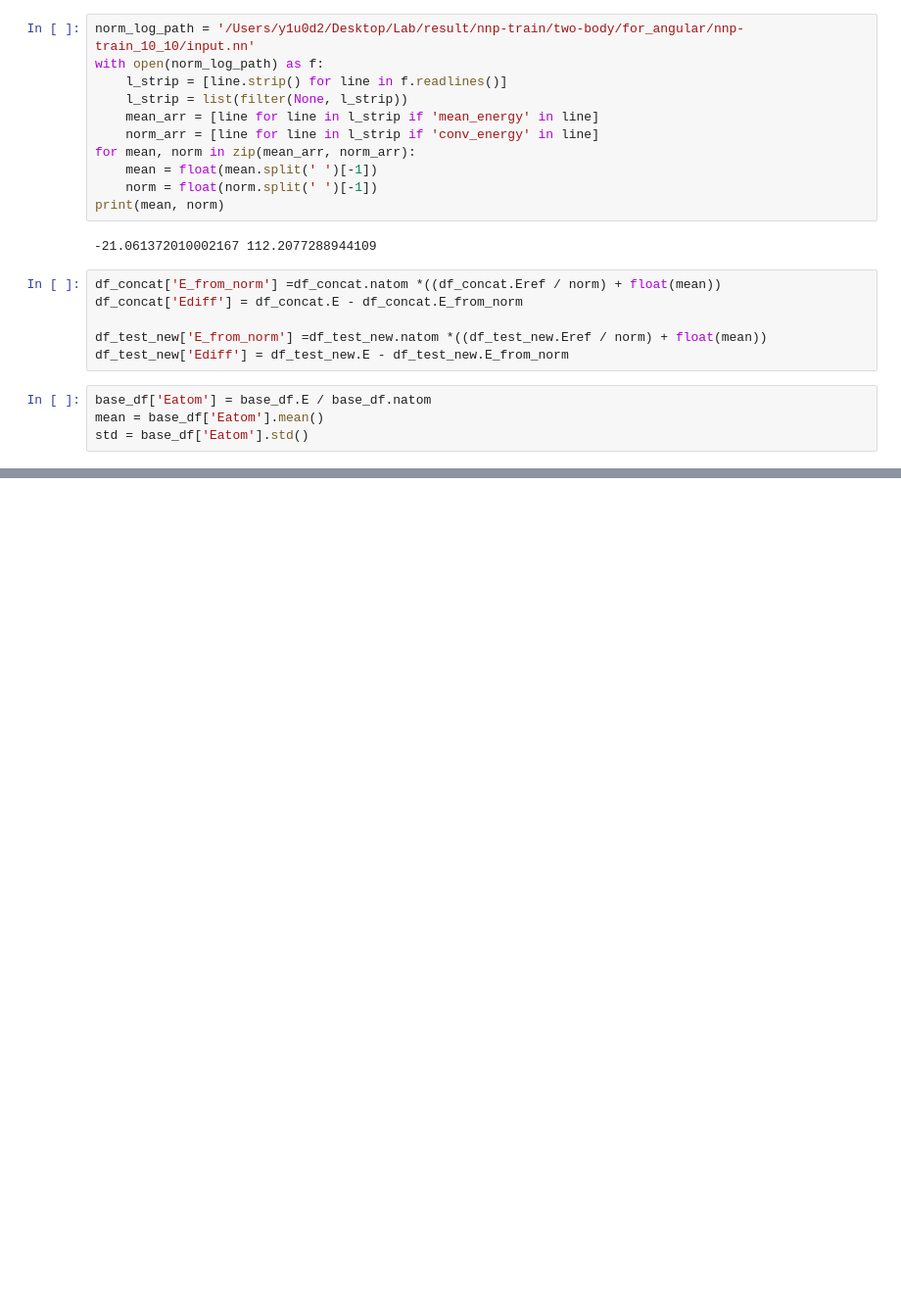
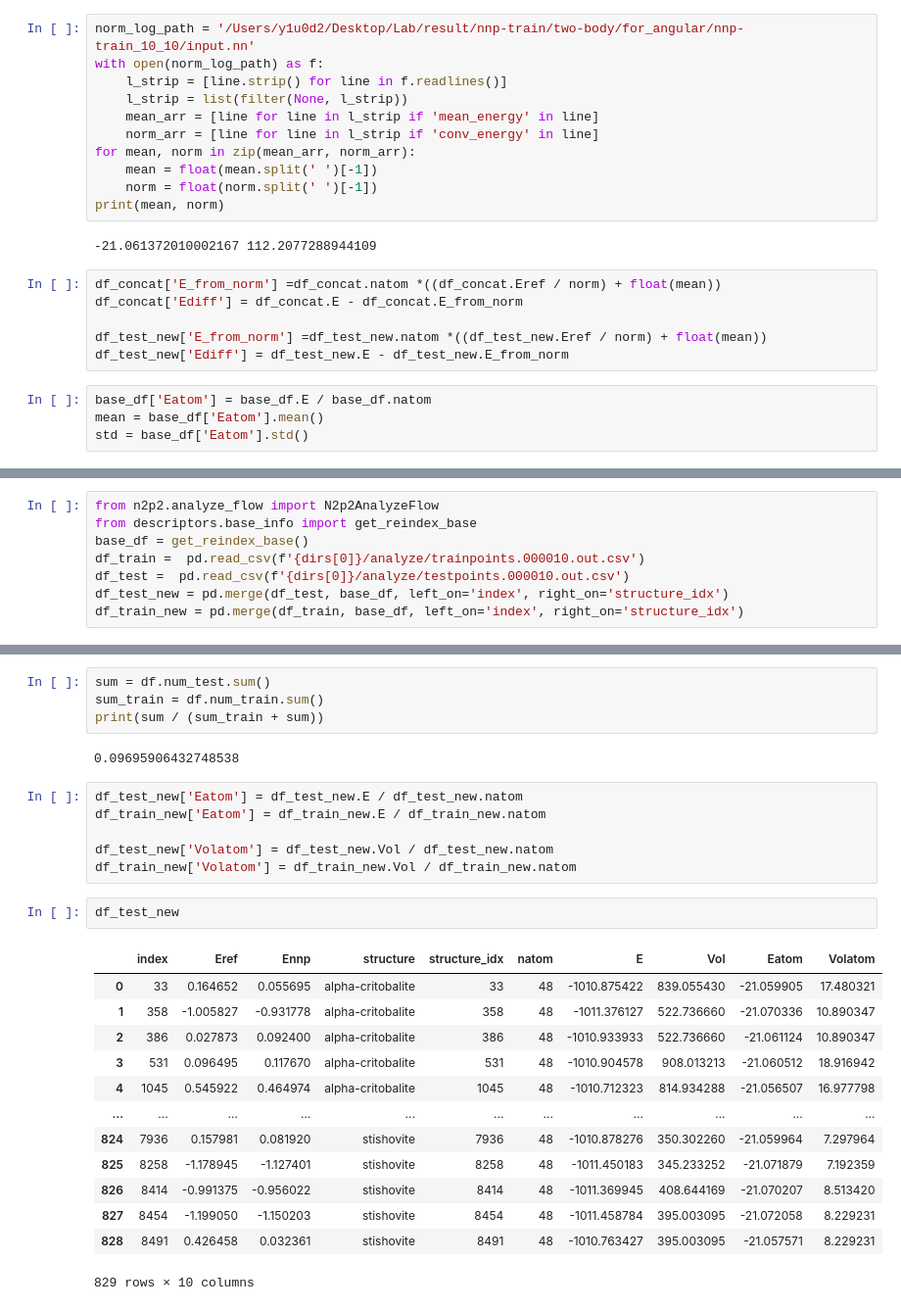
Before and after one commit to y1u0d2a1i/Research, a Jupyter notebook: scripts/wip/test.ipynb, the cells around one changed output, grey strips where cells are left out. Shown: that part at 98% size. Saved outputs shown, nothing was run; the diff lists cells and outputs as text; blank space fills up the shorter version.

```diff
--- a/scripts/wip/test.ipynb
+++ b/scripts/wip/test.ipynb
@@ -90,0 +136,8 @@ plt.scatter(df_test_new[df_test_new.structure == 'beta-quartz'].Vol, df_test_new
+# %%
+from n2p2.analyze_flow import N2p2AnalyzeFlow
+from descriptors.base_info import get_reindex_base
+base_df = get_reindex_base()
+df_train =  pd.read_csv(f'{dirs[0]}/analyze/trainpoints.000010.out.csv')
+df_test =  pd.read_csv(f'{dirs[0]}/analyze/testpoints.000010.out.csv')
+df_test_new = pd.merge(df_test, base_df, left_on='index', right_on='structure_idx')
+df_train_new = pd.merge(df_train, base_df, left_on='index', right_on='structure_idx')
@@ -90,0 +187,28 @@ plt.scatter(df_test_new[df_test_new.structure == 'beta-quartz'].Vol, df_test_new
+# %%
+sum = df.num_test.sum()
+sum_train = df.num_train.sum()
+print(sum / (sum_train + sum))
+# %% [output]
+0.09695906432748538
+# %%
+df_test_new['Eatom'] = df_test_new.E / df_test_new.natom
+df_train_new['Eatom'] = df_train_new.E / df_train_new.natom
+
+df_test_new['Volatom'] = df_test_new.Vol / df_test_new.natom
+df_train_new['Volatom'] = df_train_new.Vol / df_train_new.natom
+# %%
+df_test_new
+# %% [output]
+|  | index | Eref | Ennp | structure | structure_idx | natom | E | Vol | Eatom | Volatom |
+| 0 | 33 | 0.164652 | 0.055695 | alpha-critobalite | 33 | 48 | -1010.875422 | 839.055430 | -21.059905 | 17.480321 |
+| 1 | 358 | -1.005827 | -0.931778 | alpha-critobalite | 358 | 48 | -1011.376127 | 522.736660 | -21.070336 | 10.890347 |
+| 2 | 386 | 0.027873 | 0.092400 | alpha-critobalite | 386 | 48 | -1010.933933 | 522.736660 | -21.061124 | 10.890347 |
+| 3 | 531 | 0.096495 | 0.117670 | alpha-critobalite | 531 | 48 | -1010.904578 | 908.013213 | -21.060512 | 18.916942 |
+| 4 | 1045 | 0.545922 | 0.464974 | alpha-critobalite | 1045 | 48 | -1010.712323 | 814.934288 | -21.056507 | 16.977798 |
+| ... | ... | ... | ... | ... | ... | ... | ... | ... | ... | ... |
+| 824 | 7936 | 0.157981 | 0.081920 | stishovite | 7936 | 48 | -1010.878276 | 350.302260 | -21.059964 | 7.297964 |
+| 825 | 8258 | -1.178945 | -1.127401 | stishovite | 8258 | 48 | -1011.450183 | 345.233252 | -21.071879 | 7.192359 |
+| 826 | 8414 | -0.991375 | -0.956022 | stishovite | 8414 | 48 | -1011.369945 | 408.644169 | -21.070207 | 8.513420 |
+| 827 | 8454 | -1.199050 | -1.150203 | stishovite | 8454 | 48 | -1011.458784 | 395.003095 | -21.072058 | 8.229231 |
+| 828 | 8491 | 0.426458 | 0.032361 | stishovite | 8491 | 48 | -1010.763427 | 395.003095 | -21.057571 | 8.229231 |
+829 rows × 10 columns
```
Also changed, not shown: parts of 10 cells of this notebook, 2 other files.
